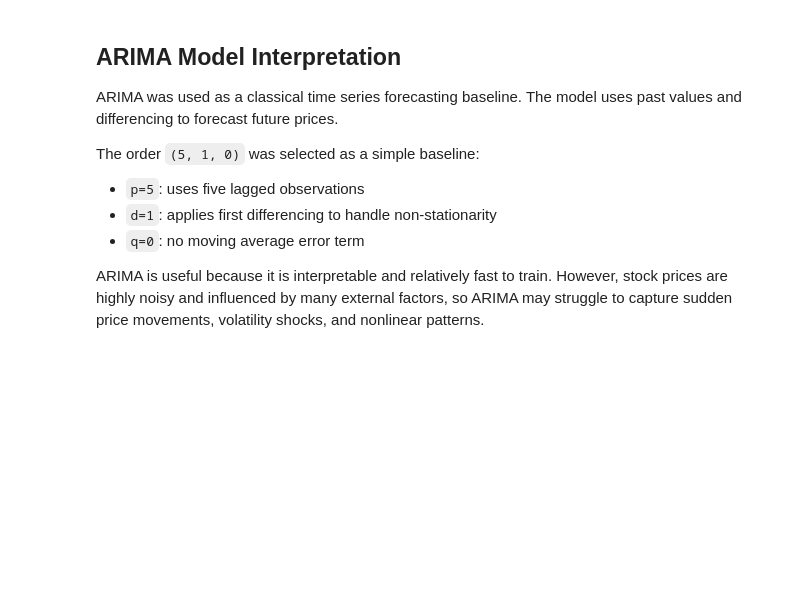
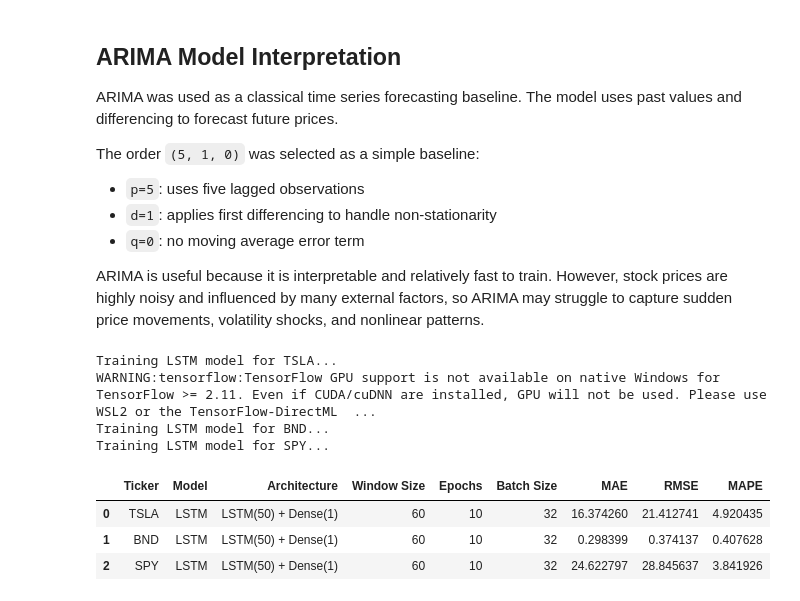
Before and after one commit to Bilen189/portfolio-optimization, a Jupyter notebook: notebooks/task_2_forecasting.ipynb, the cells around one changed output. Saved outputs shown, nothing was run; the diff lists cells and outputs as text; code cells hidden in the pictures; blank space fills up the shorter version.

```diff
--- a/notebooks/task_2_forecasting.ipynb
+++ b/notebooks/task_2_forecasting.ipynb
@@ -174,0 +188,71 @@ ARIMA is useful because it is interpretable and relatively fast to train. Howeve
+# %%
+lstm_results = []
+lstm_predictions = {}
+
+window_size = 60
+
+for ticker in tickers:
+    print(f"Training LSTM model for {ticker}...")
+
+    scaler = MinMaxScaler()
+
+    train_values = train[ticker].values.reshape(-1, 1)
+    test_values = test[ticker].values.reshape(-1, 1)
+
+    scaled_train = scaler.fit_transform(train_values)
+    scaled_test = scaler.transform(test_values)
+
+    X_train, y_train = create_sequences(scaled_train, window_size)
+
+    X_train = X_train.reshape((X_train.shape[0], X_train.shape[1], 1))
+
+    model = Sequential()
+    model.add(LSTM(50, return_sequences=False, input_shape=(window_size, 1)))
+    model.add(Dense(1))
+
+    model.compile(optimizer="adam", loss="mean_squared_error")
+
+    model.fit(
+        X_train,
+        y_train,
+        epochs=10,
+        batch_size=32,
+        verbose=0
+    )
+
+    combined = np.concatenate([scaled_train[-window_size:], scaled_test])
+    X_test, y_test = create_sequences(combined, window_size)
+
+    X_test = X_test.reshape((X_test.shape[0], X_test.shape[1], 1))
+
+    predictions_scaled = model.predict(X_test, verbose=0)
+    predictions = scaler.inverse_transform(predictions_scaled).flatten()
+
+    prediction_series = pd.Series(predictions, index=test[ticker].index)
+    lstm_predictions[ticker] = prediction_series
+
+    mae, rmse, mape = evaluate_forecast(test[ticker], prediction_series)
+
+    lstm_results.append({
+        "Ticker": ticker,
+        "Model": "LSTM",
+        "Architecture": "LSTM(50) + Dense(1)",
+        "Window Size": window_size,
+        "Epochs": 10,
+        "Batch Size": 32,
+        "MAE": mae,
+        "RMSE": rmse,
+        "MAPE": mape
+    })
+
+lstm_results_df = pd.DataFrame(lstm_results)
+lstm_results_df
+# %% [output]
+Training LSTM model for TSLA...
+WARNING:tensorflow:TensorFlow GPU support is not available on native Windows for TensorFlow >= 2.11. Even if CUDA/cuDNN are installed, GPU will not be used. Please use WSL2 or the TensorFlow-DirectML  ...
+Training LSTM model for BND...
+Training LSTM model for SPY...
+|  | Ticker | Model | Architecture | Window Size | Epochs | Batch Size | MAE | RMSE | MAPE |
+| 0 | TSLA | LSTM | LSTM(50) + Dense(1) | 60 | 10 | 32 | 16.374260 | 21.412741 | 4.920435 |
+| 1 | BND | LSTM | LSTM(50) + Dense(1) | 60 | 10 | 32 | 0.298399 | 0.374137 | 0.407628 |
+| 2 | SPY | LSTM | LSTM(50) + Dense(1) | 60 | 10 | 32 | 24.622797 | 28.845637 | 3.841926 |
```
Also changed, not shown: parts of 5 cells of this notebook.
